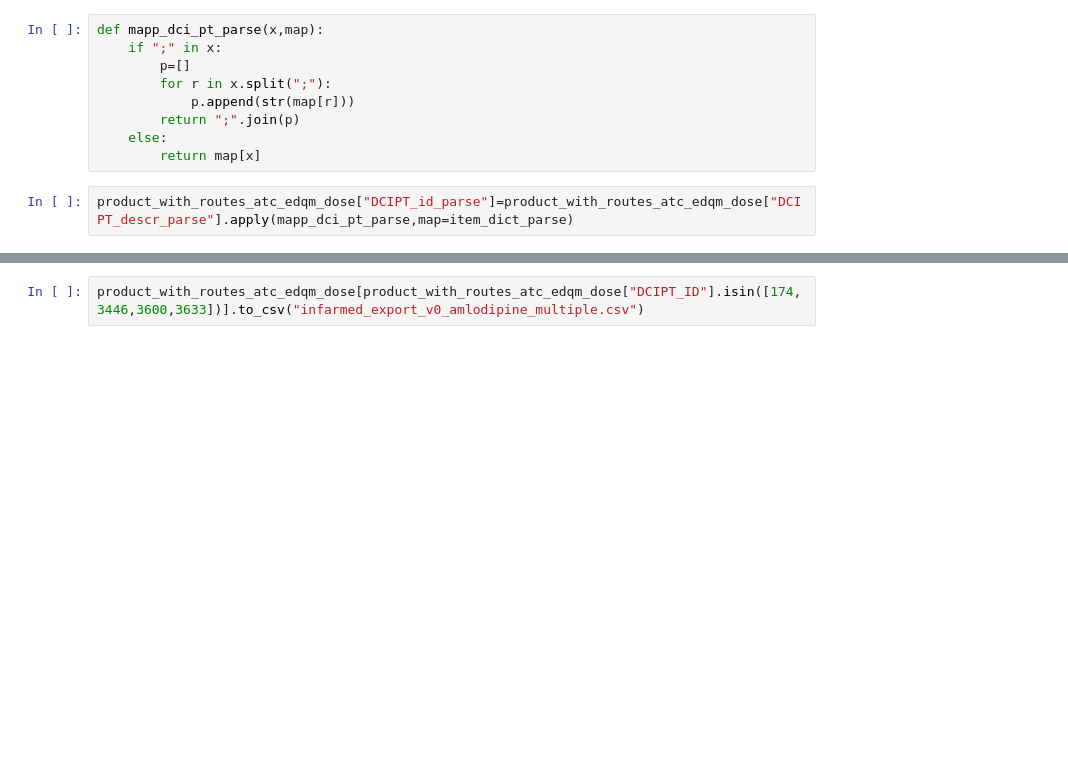
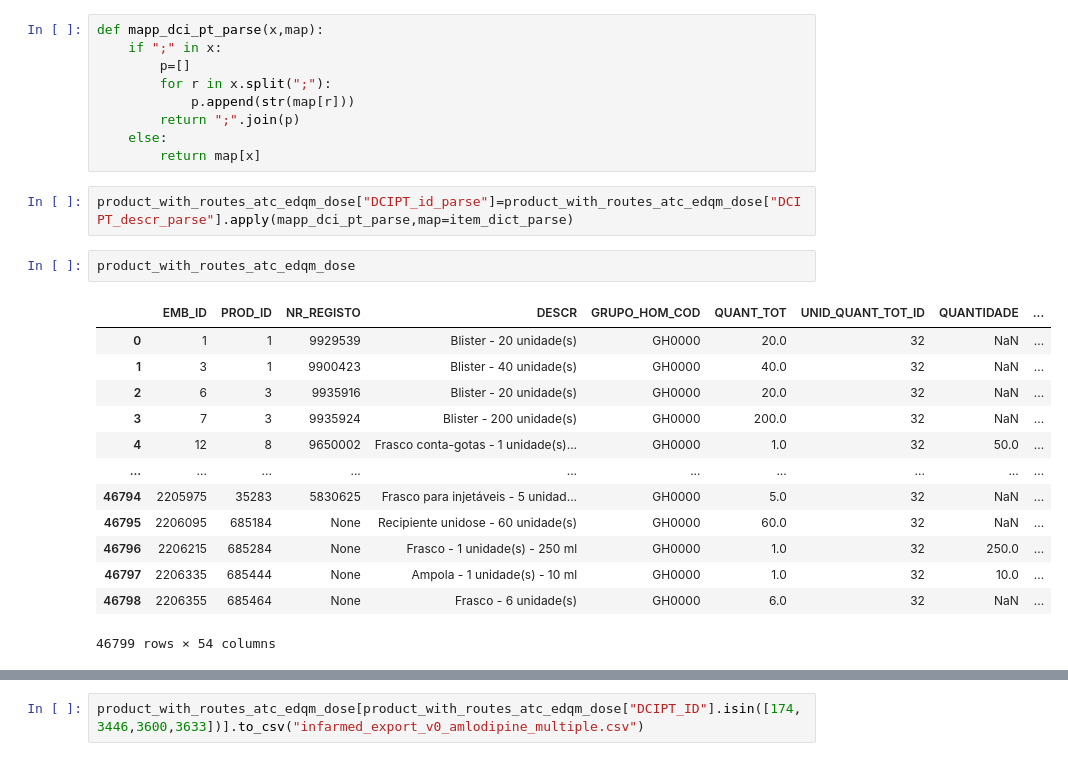
Before and after one commit to joofio/portuguese-medication-idmp-fhir, a Jupyter notebook: parsing/R5/infarmed-csv-fhir-idmp r5 - full.ipynb, the cells around one changed output, grey strips where cells are left out. Cells and saved outputs as stored; diff of their text form; blank space fills up the shorter version.

```diff
--- a/parsing/R5/infarmed-csv-fhir-idmp r5 - full.ipynb
+++ b/parsing/R5/infarmed-csv-fhir-idmp r5 - full.ipynb
@@ -533,3 +557,19 @@ def mapp_dci_pt_parse(x,map):
         return map[x]
 # %%
 product_with_routes_atc_edqm_dose["DCIPT_id_parse"]=product_with_routes_atc_edqm_dose["DCIPT_descr_parse"].apply(mapp_dci_pt_parse,map=item_dict_parse)
+# %%
+product_with_routes_atc_edqm_dose
+# %% [output]
+|  | EMB_ID | PROD_ID | NR_REGISTO | DESCR | GRUPO_HOM_COD | QUANT_TOT | UNID_QUANT_TOT_ID | QUANTIDADE | ... |
+| 0 | 1 | 1 | 9929539 | Blister - 20 unidade(s) | GH0000 | 20.0 | 32 | NaN | ... |
+| 1 | 3 | 1 | 9900423 | Blister - 40 unidade(s) | GH0000 | 40.0 | 32 | NaN | ... |
+| 2 | 6 | 3 | 9935916 | Blister - 20 unidade(s) | GH0000 | 20.0 | 32 | NaN | ... |
+| 3 | 7 | 3 | 9935924 | Blister - 200 unidade(s) | GH0000 | 200.0 | 32 | NaN | ... |
+| 4 | 12 | 8 | 9650002 | Frasco conta-gotas - 1 unidade(s)... | GH0000 | 1.0 | 32 | 50.0 | ... |
+| ... | ... | ... | ... | ... | ... | ... | ... | ... | ... |
+| 46794 | 2205975 | 35283 | 5830625 | Frasco para injetáveis - 5 unidad... | GH0000 | 5.0 | 32 | NaN | ... |
+| 46795 | 2206095 | 685184 | None | Recipiente unidose - 60 unidade(s) | GH0000 | 60.0 | 32 | NaN | ... |
+| 46796 | 2206215 | 685284 | None | Frasco - 1 unidade(s) - 250 ml | GH0000 | 1.0 | 32 | 250.0 | ... |
+| 46797 | 2206335 | 685444 | None | Ampola - 1 unidade(s) - 10 ml | GH0000 | 1.0 | 32 | 10.0 | ... |
+| 46798 | 2206355 | 685464 | None | Frasco - 6 unidade(s) | GH0000 | 6.0 | 32 | NaN | ... |
+46799 rows × 54 columns
```
Also changed, not shown: parts of 24 cells of this notebook, 11 other files.
